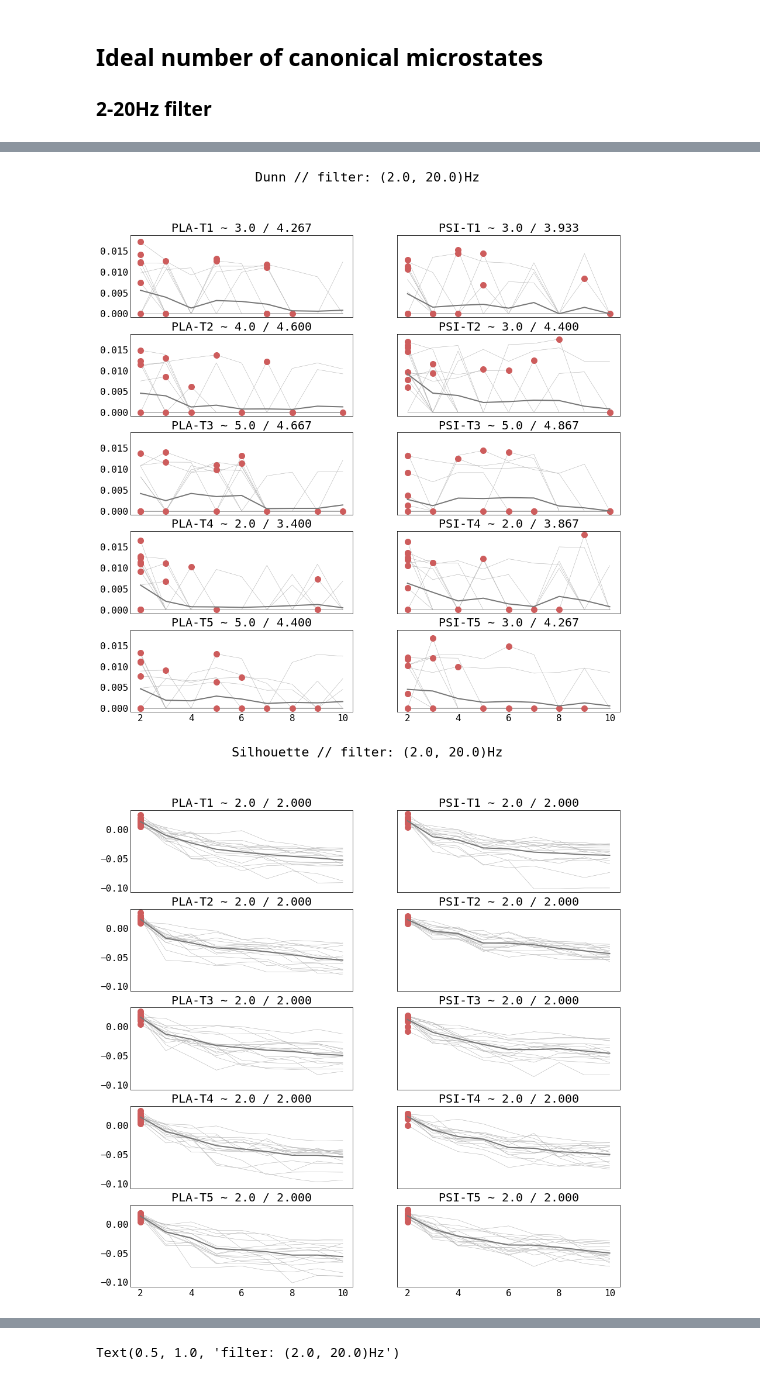
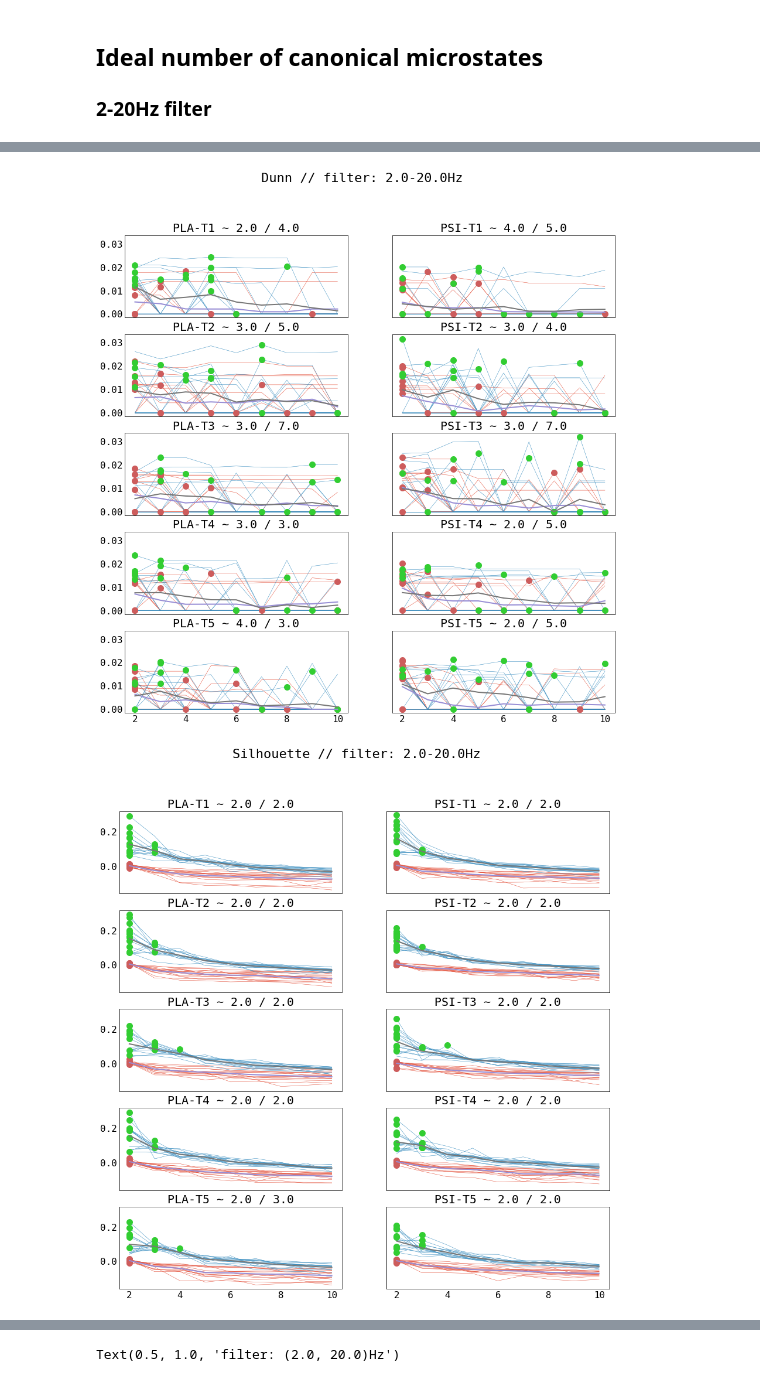
Before and after one commit to jajcayn/psilocybin-microstates, a Jupyter notebook: 1.5-GFP_stats_and_ideal_no_mstates.ipynb, the cells around one changed output, grey strips where cells are left out. Cells and saved outputs as stored; diff of their text form; code cells hidden in the pictures.

```diff
--- a/1.5-GFP_stats_and_ideal_no_mstates.ipynb
+++ b/1.5-GFP_stats_and_ideal_no_mstates.ipynb
@@ -36,8 +36,6 @@ df = pd.read_csv(os.path.join(WORKING_DIR, "gfp_peaks_var_test.csv"), index_col=
 df = df.drop_duplicates(subset=df.columns.difference(["filter"]))
 # divide session into PLA/PSI and time for plotting purposes
 df[["condition", "time"]] = df["session"].str.split("-", expand=True)
-df.loc[df["filter"] == 2.0, "filter"] = "(2.0, 20.0)"
-df.loc[df["filter"] == 1.0, "filter"] = "(1.0, 40.0)"
 # # divide to filters
-df_220 = df[df["filter"] == "(2.0, 20.0)"]
-df_140 = df[df["filter"] == "(1.0, 40.0)"]
+df_220 = df[df["filter"] == "2.0-20.0"]
+df_140 = df[df["filter"] == "1.0-40.0"]
@@ -274,10 +288,10 @@ for time in ["T1", "T2", "T3", "T4", "T5"]:
 
 ### 2-20Hz filter
 # %%
-df_220_ns = df_220.set_index(["condition", "time", "subject", "# states"]).sort_index()
+df_220_ns = df_220.set_index(["method", "condition", "time", "subject", "# states"]).sort_index()
 # %%
 no_states = df_220_ns.index.unique(level=-1).values
-ideal_ms = pd.DataFrame(columns=["session", "ideal #", "measure"])
+ideal_ms = pd.DataFrame(columns=["method", "session", "ideal #", "measure"])
 filter_str = df_220_ns["filter"].unique()[0]
 
 functions = {
@@ -291,39 +305,51 @@ functions = {
 
 for measure in df_220_ns.columns[3:]:
     _, axs = plt.subplots(
-        nrows=len(df_220_ns.index.unique(level=1)),
-        ncols=len(df_220_ns.index.unique(level=0)),
+        nrows=len(df_220_ns.index.unique(level=2)),
+        ncols=len(df_220_ns.index.unique(level=1)),
         sharex=True,
         sharey=True,
         figsize=(15, 15),
     )
-    for i, (session, df_) in enumerate(df_220_ns.groupby(level=[0, 1])):
-        values = (
-            df_[measure]
-            .reset_index()
-            .pivot(index="subject", columns="# states", values=measure)
-        ).values  # subjects x states
-        ideal_num = no_states[functions[measure][1](values)]
+    for i, (session, df_) in enumerate(df_220_ns.groupby(level=[1, 2])):
+        df_plot = df_[measure].reset_index()
+        values_corr = (df_plot[df_plot["method"] == "corr"].pivot(index="subject", columns="# states", values=measure)).values  # subjects x states
+        values_gmd = (df_plot[df_plot["method"] == "GMD"].pivot(index="subject", columns="# states", values=measure)).values  # subjects x states
+        ideal_num_corr = no_states[functions[measure][1](values_corr)]
+        ideal_num_gmd = no_states[functions[measure][1](values_gmd)]
         jj = 0 if session[0] == "PLA" else 1
         ii = int(session[1][1:]) - 1
         ax = axs[ii, jj]
-        ax.plot(no_states, values.T, color="#AAAAAA", linewidth=0.5)
-        ax.plot(ideal_num, functions[measure][0](values), "o", color="indianred")
-        ax.plot(no_states, values.mean(axis=0), color="C3")
+        ax.plot(no_states, values_corr.T, color="C0", linewidth=0.5)
+        ax.plot(no_states, values_gmd.T, color="C1", linewidth=0.5)
+        ax.plot(ideal_num_corr, functions[measure][0](values_corr), "o", color="indianred")
+        ax.plot(ideal_num_gmd, functions[measure][0](values_gmd), "o", color="limegreen")
+        ax.plot(no_states, values_corr.mean(axis=0), color="C2")
+        ax.plot(no_states, values_gmd.mean(axis=0), color="C3")
         ax.set_title(
-            f"{'-'.join(session)} ~ {np.median(ideal_num)} / {ideal_num.mean():.3f}"
+            f"{'-'.join(session)} ~ {np.median(ideal_num_corr)} / {np.median(ideal_num_gmd)}"
         )
         ideal_ms = pd.concat(
             [
                 ideal_ms,
                 pd.DataFrame(
                     {
+                        "method": "corr",
                         "session": "-".join(session),
-                        "ideal #": np.median(ideal_num),
+                        "ideal #": np.median(ideal_num_corr),
                         "measure": measure,
                     },
                     index=[0],
                 ),
+                pd.DataFrame(
+                    {
+                        "method": "GMD",
+                        "session": "-".join(session),
+                        "ideal #": np.median(ideal_num_gmd),
+                        "measure": measure,
+                    },
+                    index=[1],
+                ),
             ]
         )
     plt.suptitle(f"{measure} // filter: {filter_str}Hz")
@@ -334,2 +360,2 @@ for measure in df_220_ns.columns[3:]:
-[figure, old version]
+[figure, new version]
-[figure, old version]
+[figure, new version]
```
Also changed, not shown: parts of 3 cells of this notebook, 7 other files.
